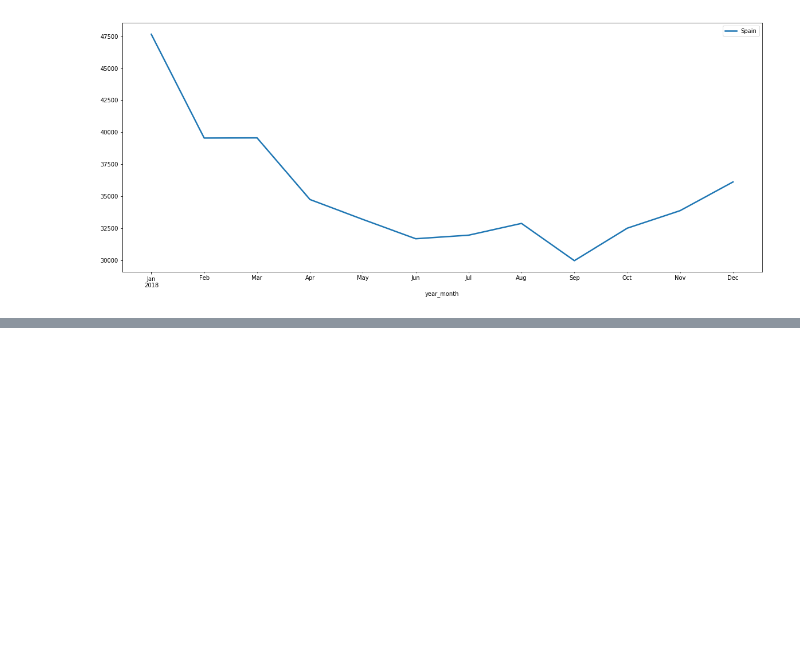
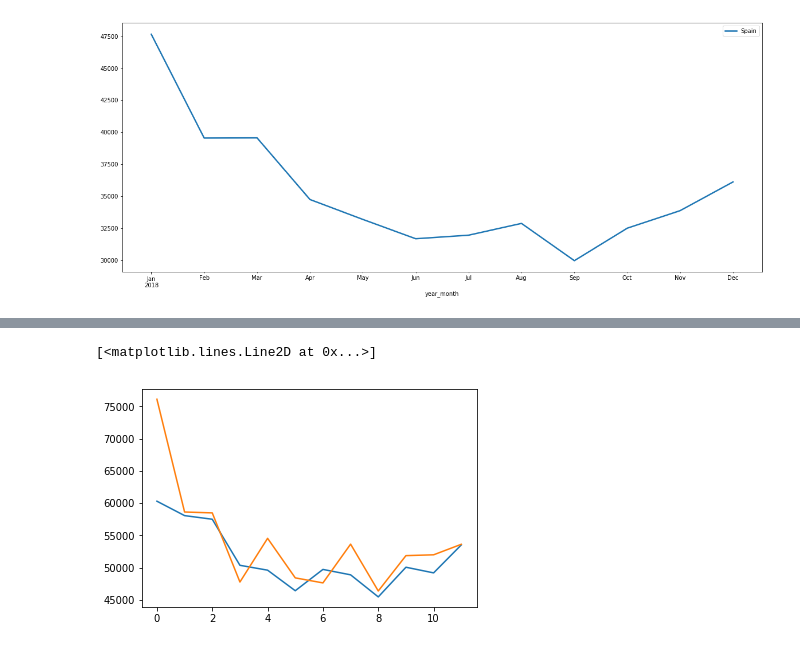
Before and after one commit to janrth/covid19_mortality, a Jupyter notebook: cvd19_mortality.ipynb, the cells around one changed output, grey strips where cells are left out. Saved outputs shown, nothing was run; the diff lists cells and outputs as text; code cells hidden in the pictures; blank space fills up the shorter version.

```diff
--- a/cvd19_mortality.ipynb
+++ b/cvd19_mortality.ipynb
@@ -191,0 +192,12 @@ corr.style.background_gradient(cmap='coolwarm')
+# %%
+months_order = ['January', 'February', 'March', 'April', 'May', 'June', 'July', 'August',
+ 'September', 'October', 'November', 'December']
+
+monthly_mortality_train = []
+monthly_mortality_test = []
+
+for i,v in enumerate(months_order):
+    monthly_mortality_train.append(df[(df.Country == 'Italy') & (df.Year != '2017') & (df.Month == v)].Value.mean())
+
+for i,v in enumerate(months_order):
+    monthly_mortality_test.append(df[(df.Country == 'Italy') & (df.Year == '2017') & (df.Month == v)].Value.mean())
@@ -191,0 +222,7 @@ corr.style.background_gradient(cmap='coolwarm')
+# %%
+# plot predictions and actual values
+plt.plot(monthly_mortality_train)
+plt.plot(monthly_mortality_test)
+# %% [output]
+[<matplotlib.lines.Line2D at 0x...>]
+[figure, added]
```
Also changed, not shown: parts of 22 cells of this notebook.
